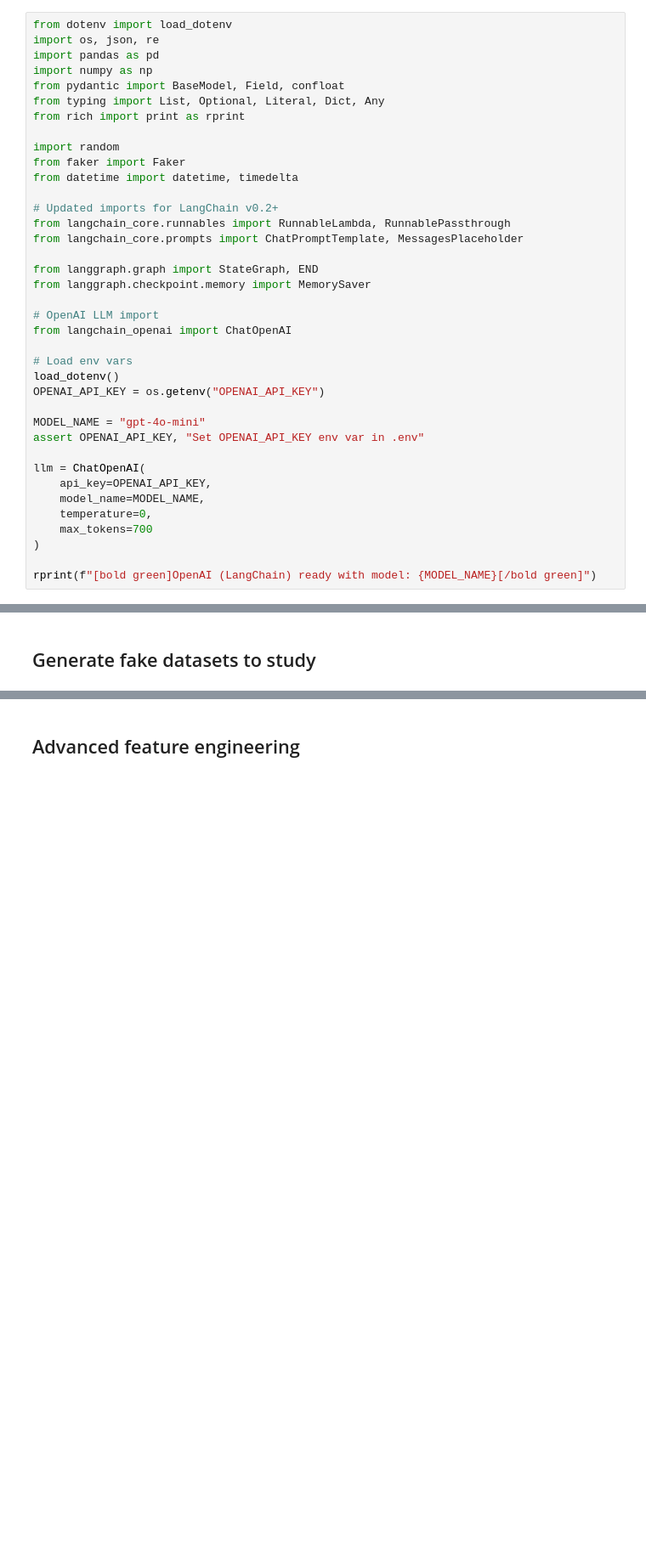
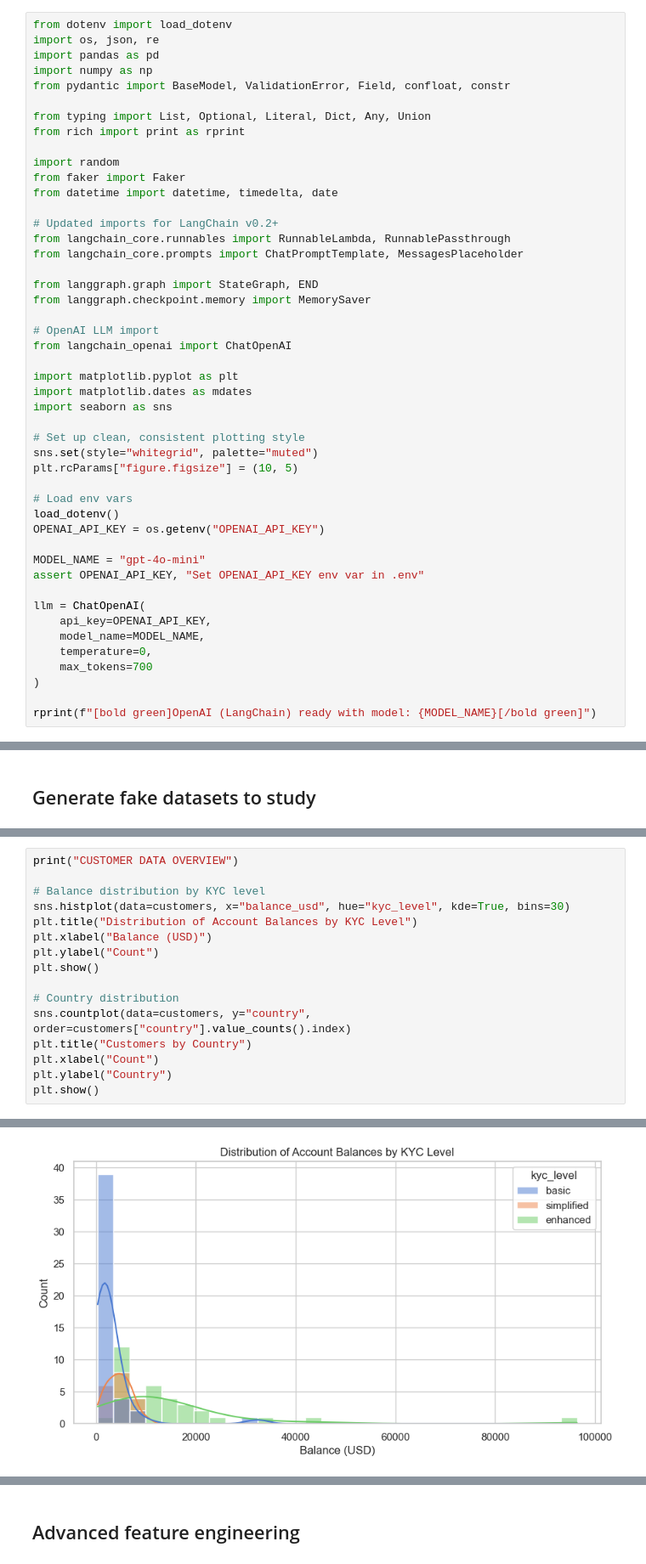
Before and after one commit to antoniojaneiro/agentic_ai, a Jupyter notebook: basic_agent_structure.ipynb, the cells around one changed output, grey strips where cells are left out. Shown at 85% size. Saved outputs shown, nothing was run; the diff lists cells and outputs as text; blank space fills up the shorter version.

```diff
--- a/basic_agent_structure.ipynb
+++ b/basic_agent_structure.ipynb
@@ -43,13 +43,14 @@ from dotenv import load_dotenv
 import os, json, re
 import pandas as pd
 import numpy as np
-from pydantic import BaseModel, Field, confloat
-from typing import List, Optional, Literal, Dict, Any
+from pydantic import BaseModel, ValidationError, Field, confloat, constr
+
+from typing import List, Optional, Literal, Dict, Any, Union
 from rich import print as rprint
 
 import random
 from faker import Faker
-from datetime import datetime, timedelta
+from datetime import datetime, timedelta, date
 
 # Updated imports for LangChain v0.2+
 from langchain_core.runnables import RunnableLambda, RunnablePassthrough
@@ -60,6 +61,14 @@ from langgraph.checkpoint.memory import MemorySaver
 
 # OpenAI LLM import
 from langchain_openai import ChatOpenAI
+
+import matplotlib.pyplot as plt
+import matplotlib.dates as mdates
+import seaborn as sns
+
+# Set up clean, consistent plotting style
+sns.set(style="whitegrid", palette="muted")
+plt.rcParams["figure.figsize"] = (10, 5)
 
 # Load env vars
 load_dotenv()
@@ -238,3 +292,20 @@ wallet_address        object
 balance              float64
 on_chain_tx_count      int32
 dtype: object
+# %%
+print("CUSTOMER DATA OVERVIEW")
+
+# Balance distribution by KYC level
+sns.histplot(data=customers, x="balance_usd", hue="kyc_level", kde=True, bins=30)
+plt.title("Distribution of Account Balances by KYC Level")
+plt.xlabel("Balance (USD)")
+plt.ylabel("Count")
+plt.show()
+
+# Country distribution
+sns.countplot(data=customers, y="country", order=customers["country"].value_counts().index)
+plt.title("Customers by Country")
+plt.xlabel("Count")
+plt.ylabel("Country")
+plt.show()
+# %% [output]
@@ -240,0 +313 @@ dtype: object
+[figure, added]
```
Also changed, not shown: parts of 40 cells of this notebook.
